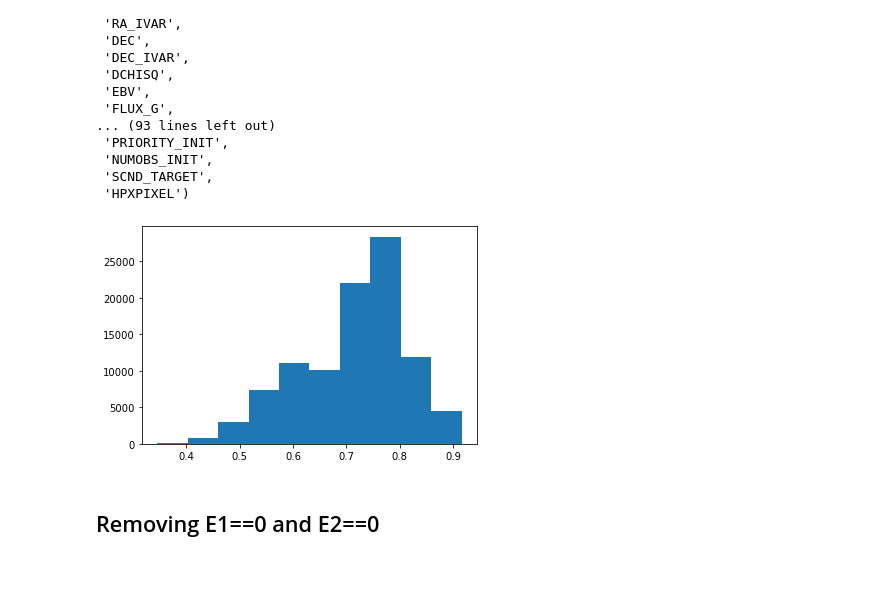
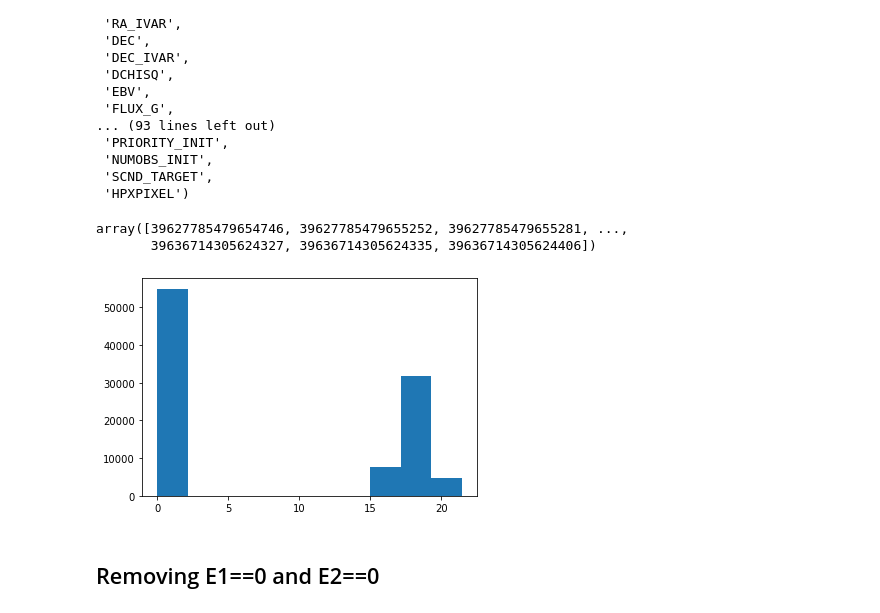
Before and after one commit to jsuarez314/alignment_desi, a Jupyter notebook: Data_DES.ipynb, the cells around one changed output. Drawn from its saved outputs; the diff is of its cells as text; code cells hidden in the pictures; blank space fills up the shorter version.

```diff
--- a/Data_DES.ipynb
+++ b/Data_DES.ipynb
@@ -55,10 +55,15 @@ hdu[1].data.dtype.names
  'NUMOBS_INIT',
  'SCND_TARGET',
  'HPXPIXEL')
+# %%
+np.unique(hdu[1].data['TARGETID'])
+# %% [output]
+array([39627785479654746, 39627785479655252, 39627785479655281, ...,
+       39636714305624327, 39636714305624335, 39636714305624406])
 # %%
-_ = pl.hist(hdu[1].data['MW_TRANSMISSION_G'])
+_ = pl.hist(hdu[1].data['GAIA_PHOT_G_MEAN_MAG'])
 # %% [output]
-[figure, old version]
+[figure, new version]
 # %%
 # Reading the R value: Half-light radius of galaxy model
 # Reading the E1 value: Ellipticity component 1 of galaxy model
```
Also changed, not shown: parts of 11 cells of this notebook, 9 other files.
